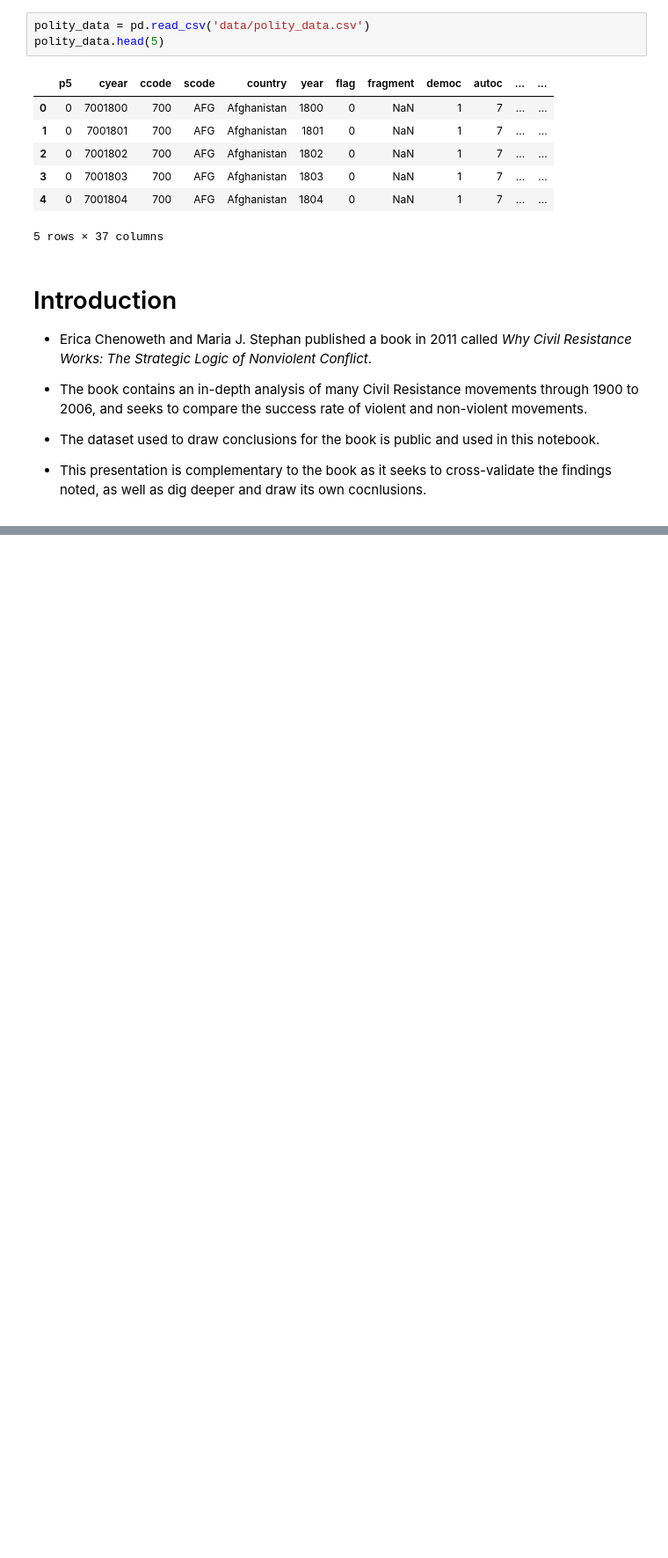
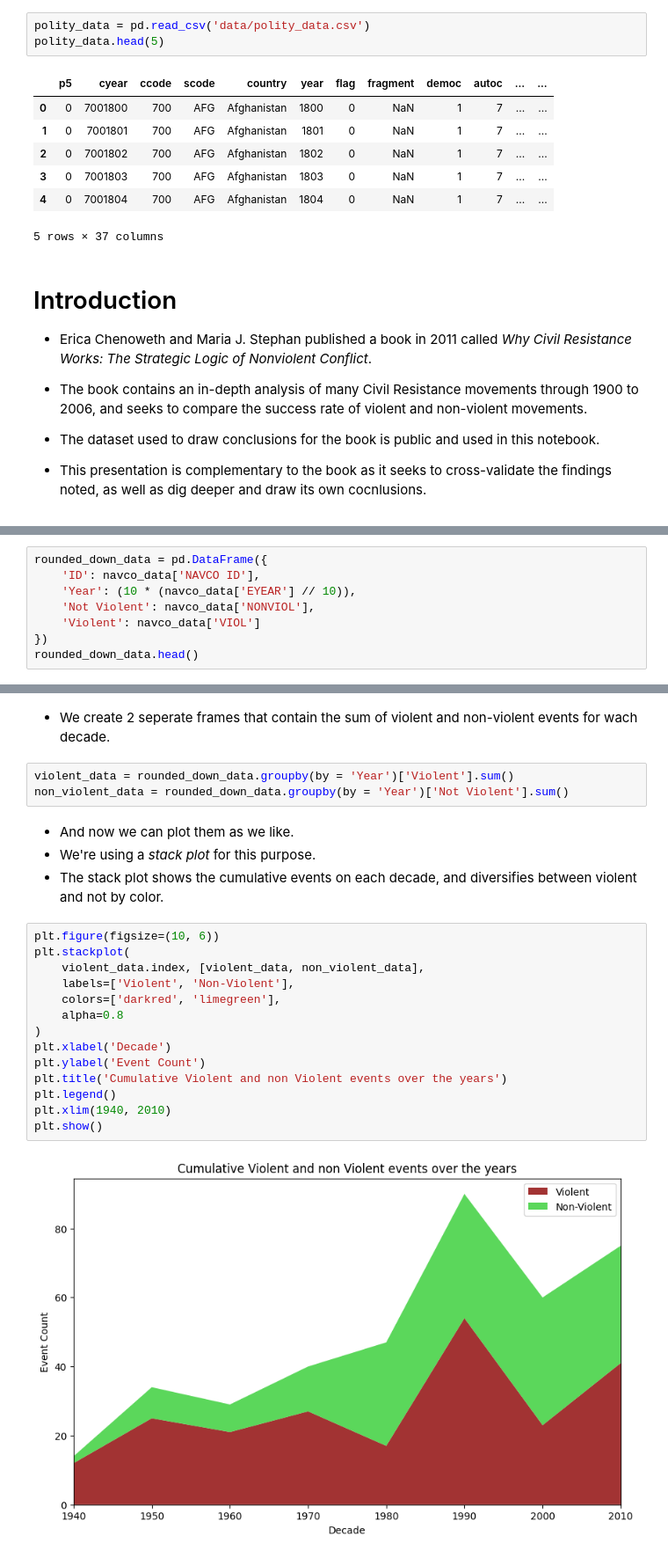
Before and after one commit to Mike-gag/WhyCivilResistanceWorks, a Jupyter notebook: WhyCivilResistanceWorks_gaganis_8200234.ipynb, the cells around one changed output, grey strips where cells are left out. Shown at 88% size. Saved outputs shown, nothing was run; the diff lists cells and outputs as text; blank space fills up the shorter version.

Commit message:
cleared dataset, added first graph

```diff
--- a/WhyCivilResistanceWorks_gaganis_8200234.ipynb
+++ b/WhyCivilResistanceWorks_gaganis_8200234.ipynb
@@ -97,0 +123,8 @@ polity_data.head(5)
+# %%
+rounded_down_data = pd.DataFrame({
+    'ID': navco_data['NAVCO ID'],
+    'Year': (10 * (navco_data['EYEAR'] // 10)),
+    'Not Violent': navco_data['NONVIOL'],
+    'Violent': navco_data['VIOL']
+})
+rounded_down_data.head()
@@ -97,0 +138,25 @@ polity_data.head(5)
+# %% [markdown]
+* We create 2 seperate frames that contain the sum of violent and non-violent events for wach decade.
+# %%
+violent_data = rounded_down_data.groupby(by = 'Year')['Violent'].sum()
+non_violent_data = rounded_down_data.groupby(by = 'Year')['Not Violent'].sum()
+# %% [markdown]
+* And now we can plot them as we like.
+* We're using a *stack plot* for this purpose.
+* The stack plot shows the cumulative events on each decade, and diversifies between violent and not by color.
+# %%
+plt.figure(figsize=(10, 6))
+plt.stackplot(
+    violent_data.index, [violent_data, non_violent_data],
+    labels=['Violent', 'Non-Violent'],
+    colors=['darkred', 'limegreen'],
+    alpha=0.8
+)
+plt.xlabel('Decade')
+plt.ylabel('Event Count')
+plt.title('Cumulative Violent and non Violent events over the years')
+plt.legend()
+plt.xlim(1940, 2010)
+plt.show()
+# %% [output]
+[figure, added]
```
Also changed, not shown: parts of 11 cells of this notebook, 1 other file.
